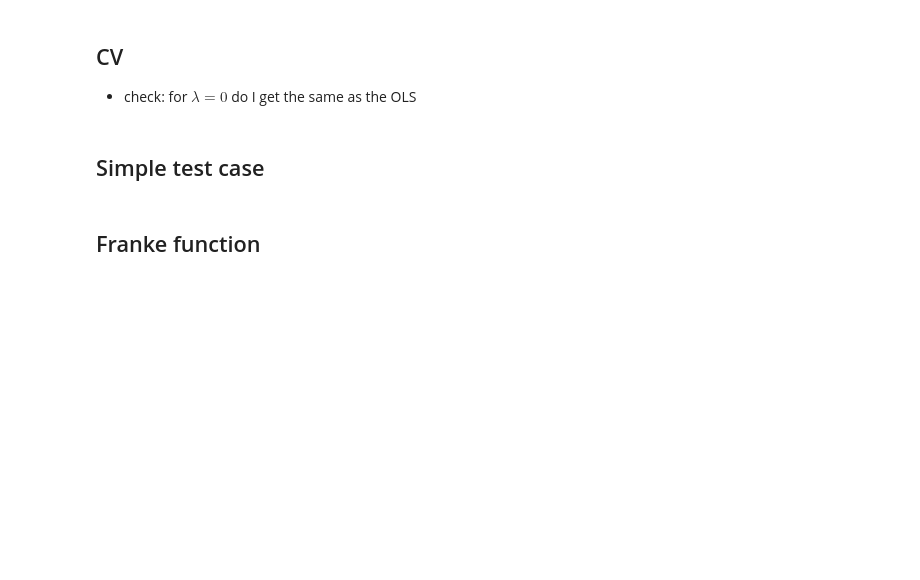
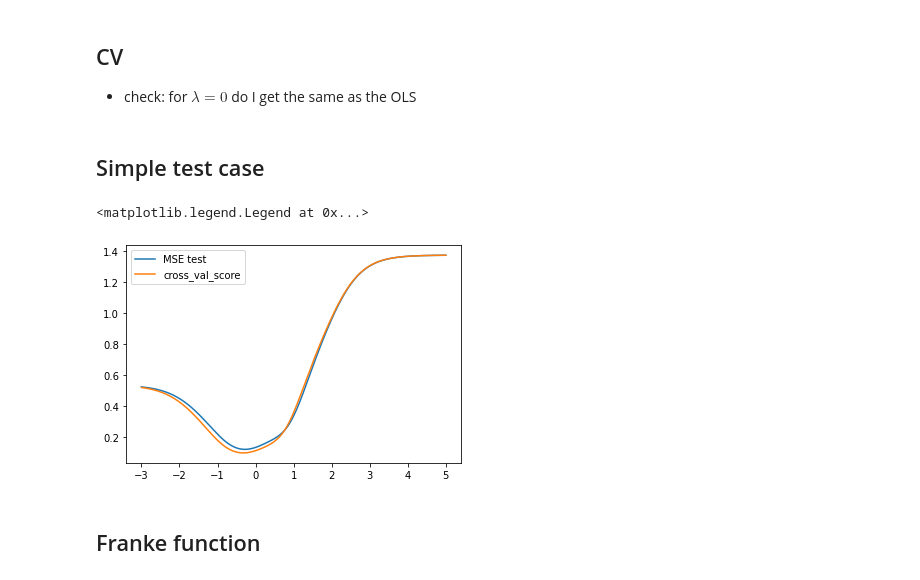
Before and after one commit to johanage/ada_ml_project1, a Jupyter notebook: Project1.ipynb, the cells around one changed output. Cells and saved outputs as stored; diff of their text form; code cells hidden in the pictures; blank space fills up the shorter version.

```diff
--- a/Project1.ipynb
+++ b/Project1.ipynb
@@ -512,11 +653,18 @@ k = 5
 # Decide which values of lambda to use
 nlambdas = 500
 lambdas = np.logspace(-3, 5, nlambdas)
-mses_train, var_train, bias_train = np.zeros((len(lambdas), k)), np.zeros((len(lambdas), k)),np.zeros((len(lambdas), k))
-mses_test, var_test, bias_test = np.zeros((len(lambdas), k)), np.zeros((len(lambdas), k)),np.zeros((len(lambdas), k))
+mses_train, var_train, bias_train = np.zeros((len(lambdas))), np.zeros((len(lambdas))),np.zeros((len(lambdas)))
+mses_test, var_test, bias_test = np.zeros((len(lambdas))), np.zeros((len(lambdas))),np.zeros((len(lambdas)))
 splits = kfold(data=y, k=k, random_state = 3155)
 for i in range(len(lambdas)):
-    mses_train[i], mses_test[i], bias_train[i], bias_test[i], var_train[i], var_test[i] = cross_validation(data = y, splits = splits, xvec = np.array([x]), k = k, p = p, method = "ridge", lmbda = lambdas[i], scale_centering=True)
+    ztrain, ztest, ztilde_train, ztilde_test = cross_validation(data = y, splits = splits, xvec = np.array([x]), k = k, p = p, method = "ridge", lmbda = lambdas[i], scale_centering=True)
+    mses_train[i] = np.nanmean((ztrain - ztilde_train)**2)
+    bias_train[i] = np.nanmean((ztrain - np.nanmean(ztilde_train, axis=1, keepdims=True))**2)
+    var_train[i] = np.nanmean(np.var(ztilde_train, axis=1))
+
+    mses_test[i] = np.nanmean((ztest - ztilde_test)**2)
+    bias_test[i] = np.nanmean((ztest - np.mean(ztilde_test, axis=1, keepdims=True))**2)
+    var_test[i] = np.nanmean(np.var(ztilde_test, axis=1))
 # %%
 from sklearn.linear_model import Ridge
 from sklearn.model_selection import cross_val_score
@@ -543,13 +691,12 @@ for lmb in lambdas:
 
     i += 1
 # %%
-plt.plot(np.log10(lambdas), np.log10(np.mean(mses_test, axis=1)), label="MSE test")
-#plt.plot(np.log10(lambdas), np.log10(np.mean(mses_train, axis=1)), label="MSE train")
-
+plt.plot(np.log10(lambdas), np.log10(mses_test), label="MSE test")
 plt.plot(np.log10(lambdas), np.log10(estimated_mse_sklearn), label = 'cross_val_score')
-#plt.plot(np.log10(lambdas), np.log10(np.mean(mses_test, axis=1))-np.log10(estimated_mse_sklearn), label = 'diff')
-
 plt.legend()
+# %% [output]
+<matplotlib.legend.Legend at 0x...>
+[figure, added]
 # %% [markdown]
 ## Franke function
 # %%
```
Also changed, not shown: parts of 56 cells of this notebook, 1 other file.
